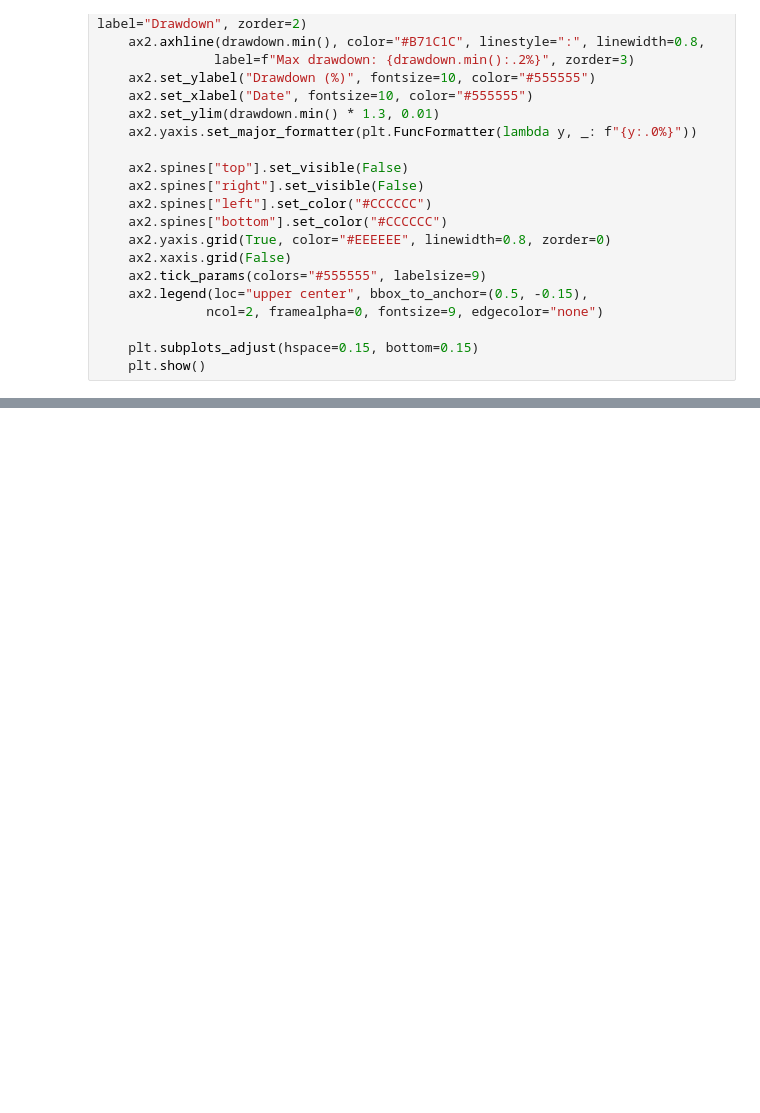
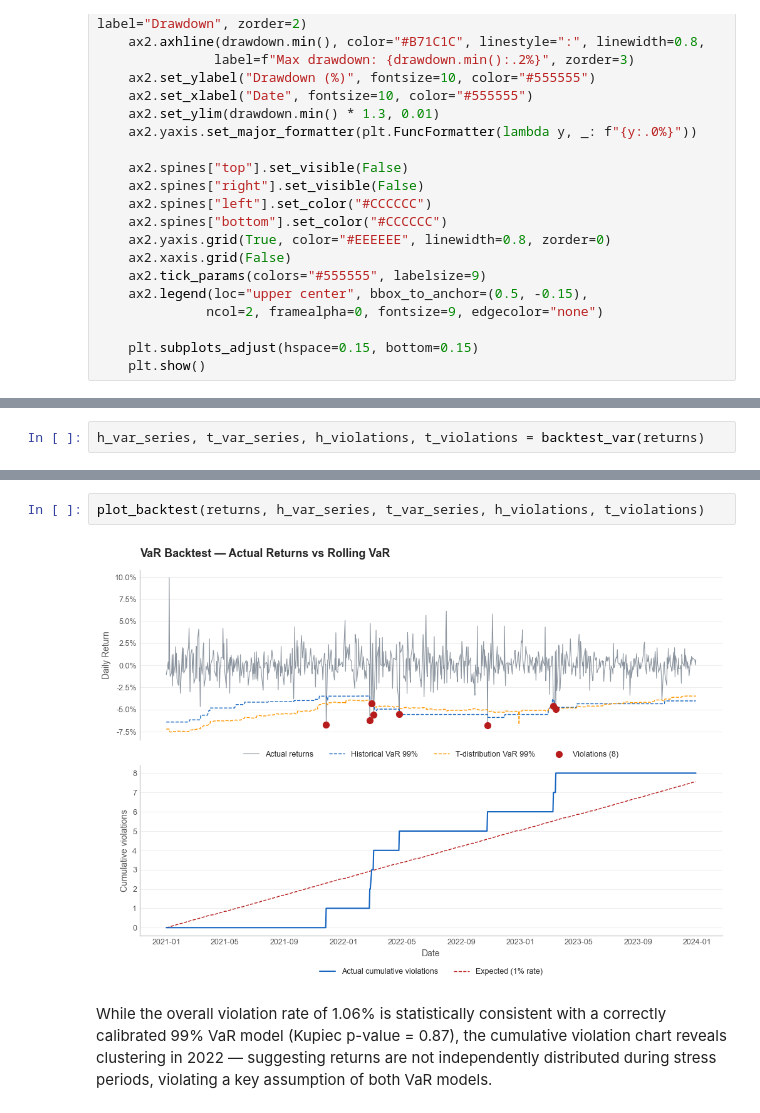
Before and after one commit to MohammedSalem2510/finance_modelling, a Jupyter notebook: 01_data_exploration.ipynb, the cells around one changed output, grey strips where cells are left out. Cells and saved outputs as stored; diff of their text form; blank space fills up the shorter version.

```diff
--- a/01_data_exploration.ipynb
+++ b/01_data_exploration.ipynb
@@ -349,0 +416,2 @@ plot_monte_carlo(max_drawdowns, actual_max_drawdown)
+# %%
+h_var_series, t_var_series, h_violations, t_violations = backtest_var(returns)
@@ -349,0 +494,6 @@ plot_monte_carlo(max_drawdowns, actual_max_drawdown)
+# %%
+plot_backtest(returns, h_var_series, t_var_series, h_violations, t_violations)
+# %% [output]
+[figure, added]
+# %% [markdown]
+While the overall violation rate of 1.06% is statistically consistent with a correctly calibrated 99% VaR model (Kupiec p-value = 0.87), the cumulative violation chart reveals clustering in 2022 — suggesting returns are not independently distributed during stress periods, violating a key assumption of both VaR models.
```
Also changed, not shown: parts of 15 cells of this notebook.
